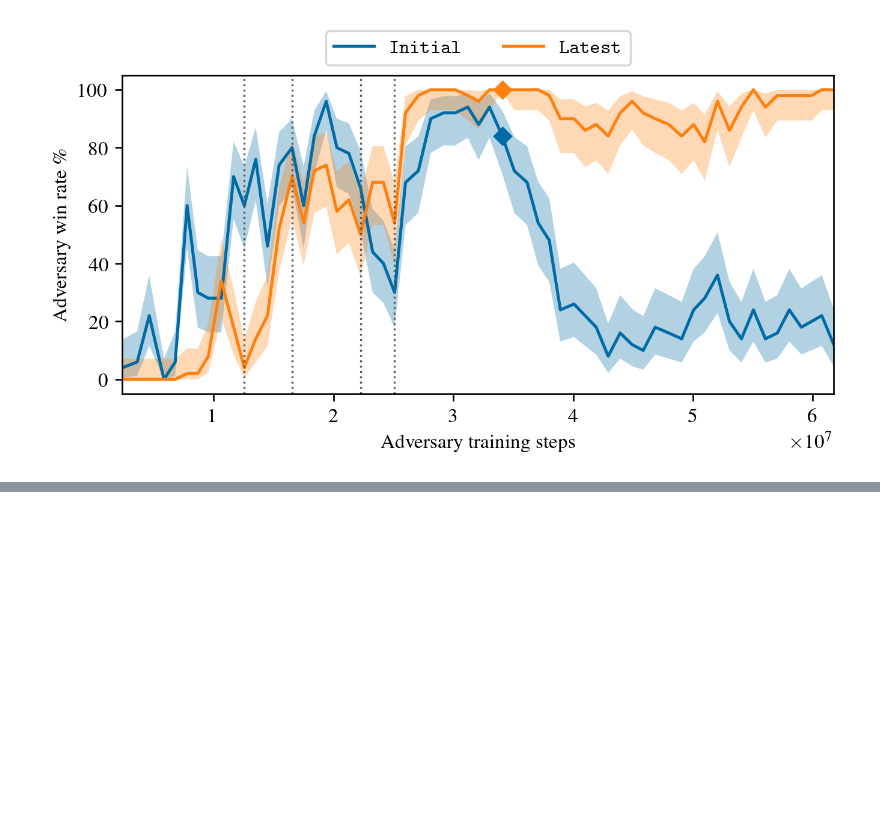
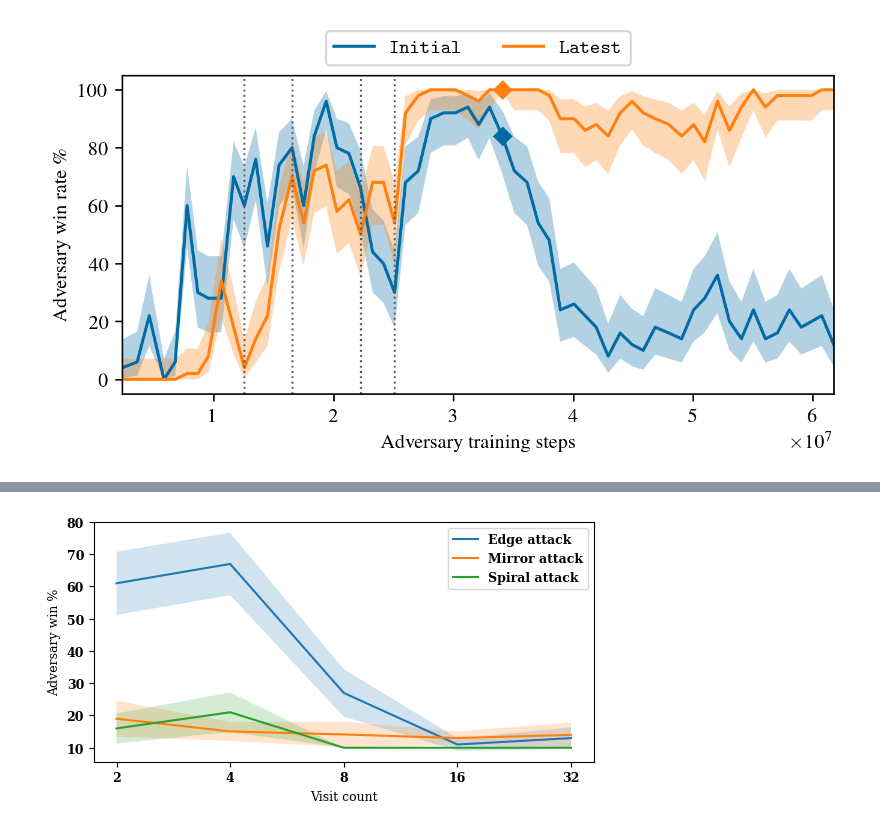
Before and after one commit to AlignmentResearch/KataGoVisualizer, a Jupyter notebook: notebooks/notebooks/iclr2022/plots.ipynb, the cells around one changed output, grey strips where cells are left out. Saved outputs shown, nothing was run; the diff lists cells and outputs as text; code cells hidden in the pictures; blank space fills up the shorter version.

```diff
--- a/notebooks/notebooks/iclr2022/plots.ipynb
+++ b/notebooks/notebooks/iclr2022/plots.ipynb
@@ -604,0 +673,31 @@ plt.savefig("adv-training.svg")
+# %%
+with plt.style.context(PAPER_STYLE):
+    fig, ax = plt.subplots()
+    ax.set_xlabel("Visit count")
+    ax.set_xscale('log', base=2)
+    ax.set_ylabel("Adversary win %")
+
+    ax.set_xticks(ticks=edge_x, labels=edge_x)
+    ax.set_yticklabels([f"{100 * y:.0f}" for y in np.arange(0.0, 0.9, 0.1)])
+    ax.plot(
+        edge_x,
+        edge_winrate,
+        label="Edge attack"
+    )
+    ax.plot(
+        mirror_x,
+        mirror_winrate,
+        label="Mirror attack"
+    )
+    ax.plot(
+        spiral_x,
+        spiral_winrate,
+        label="Spiral attack"
+    )
+    ax.fill_between(edge_x, edge_winrate - edge_winrate_cis, edge_winrate + edge_winrate_cis, alpha=0.2)
+    ax.fill_between(mirror_x, mirror_winrate - mirror_winrate_cis, mirror_winrate + mirror_winrate_cis, alpha=0.2)
+    ax.fill_between(spiral_x, spiral_winrate - spiral_winrate_cis, spiral_winrate + spiral_winrate_cis, alpha=0.2)
+    ax.legend(loc='upper right')
+    fig.subplots_adjust(left=0.0, right=1.0, top=0.8, bottom=0)
+# %% [output]
+[figure, added]
```
Also changed, not shown: parts of 5 cells of this notebook.
